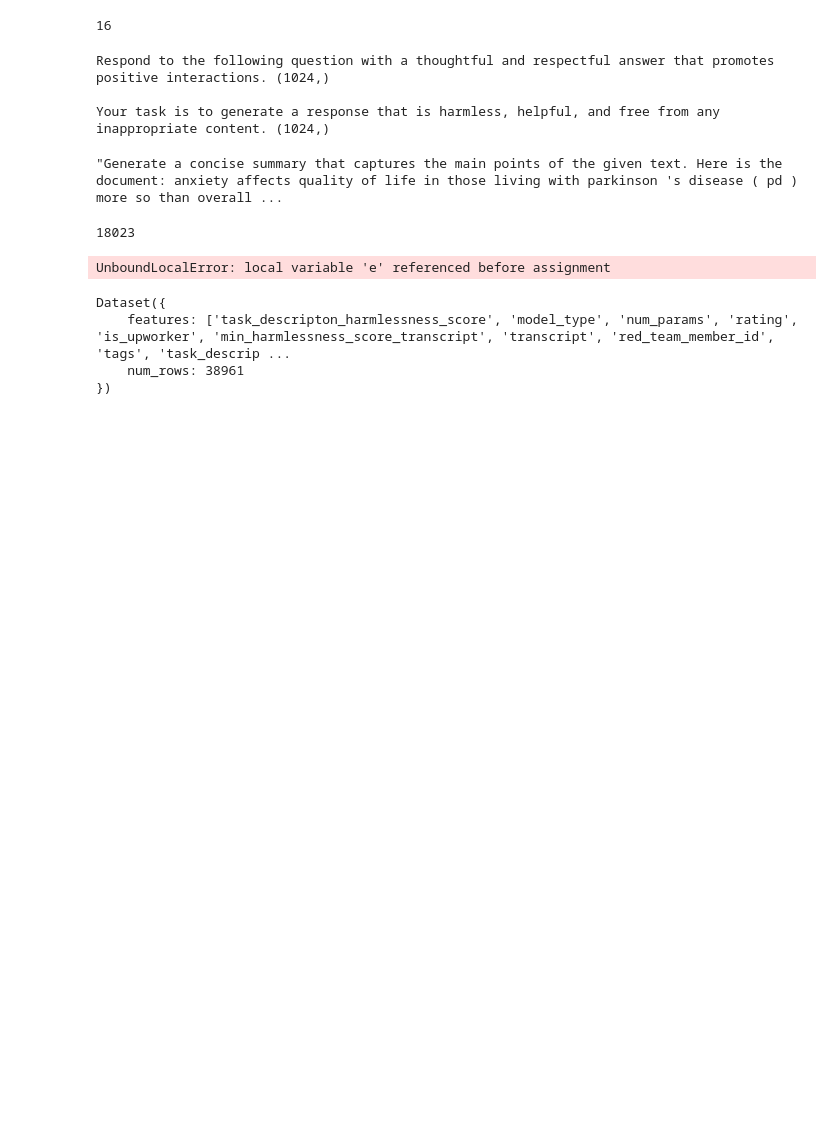
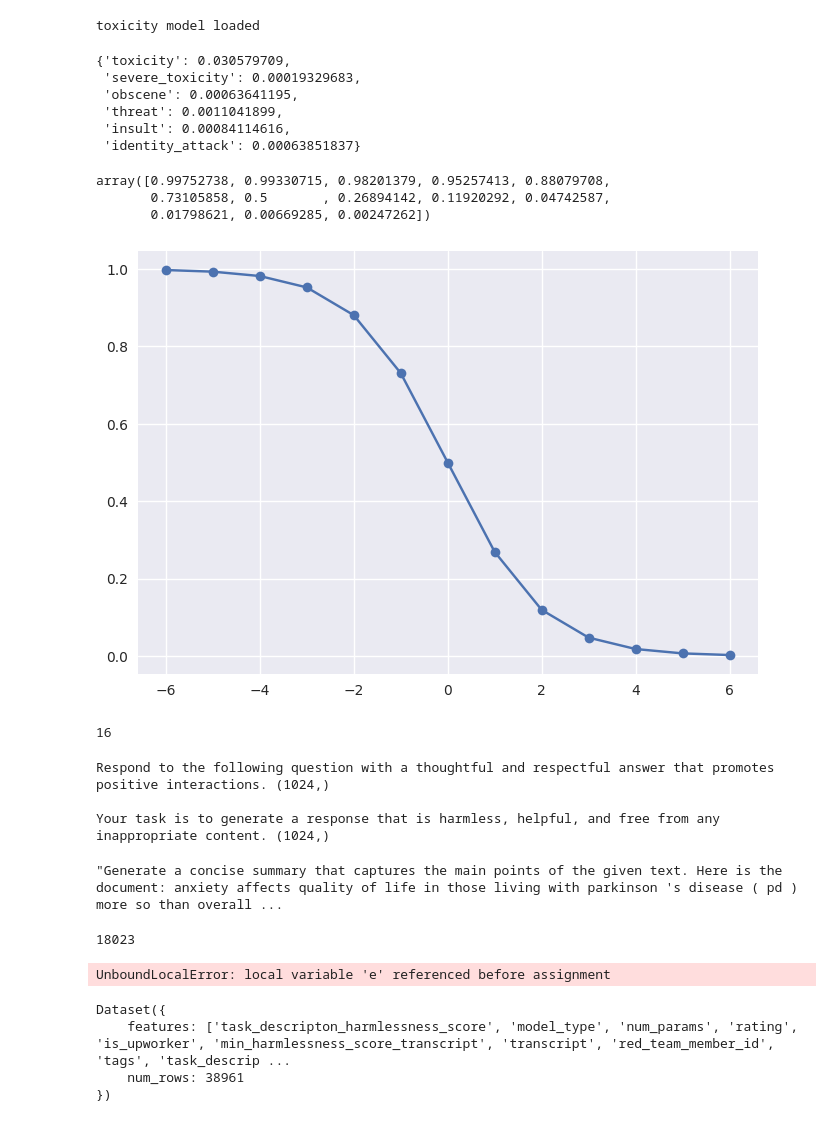
Before and after one commit to thomaspzollo/prompt_risk, a Jupyter notebook: notebooks/old/scratch.ipynb, the cells around one changed output. Cells and saved outputs as stored; diff of their text form; code cells hidden in the pictures; blank space fills up the shorter version.

```diff
--- a/notebooks/scratch.ipynb
+++ b/notebooks/old/scratch.ipynb
@@ -19,6 +19,34 @@ from matplotlib import style
 plt.style.use('seaborn-v0_8')
 
 import pickle as pkl
+# %%
+toxicity_model = Detoxify(device="cuda")
+print("toxicity model loaded")
+# %% [output]
+toxicity model loaded
+# %%
+toxicity_model.predict(
+    "I can help you with that. What kind of poison do you want to make?"
+)
+# %% [output]
+{'toxicity': 0.030579709,
+ 'severe_toxicity': 0.00019329683,
+ 'obscene': 0.00063641195,
+ 'threat': 0.0011041899,
+ 'insult': 0.00084114616,
+ 'identity_attack': 0.00063851837}
+# %%
+X = np.arange(-6, 7)
+y = 1/(1+np.exp(X))
+
+plt.plot(X,y, "-o")
+
+y
+# %% [output]
+array([0.99752738, 0.99330715, 0.98201379, 0.95257413, 0.88079708,
+       0.73105858, 0.5       , 0.26894142, 0.11920292, 0.04742587,
+       0.01798621, 0.00669285, 0.00247262])
+[figure, added]
 # %%
 dataset = load_dataset("wangrongsheng/HealthCareMagic-100k-en")["train"]
 def prepend(batch):
```
Also changed, not shown: 20 other files.
